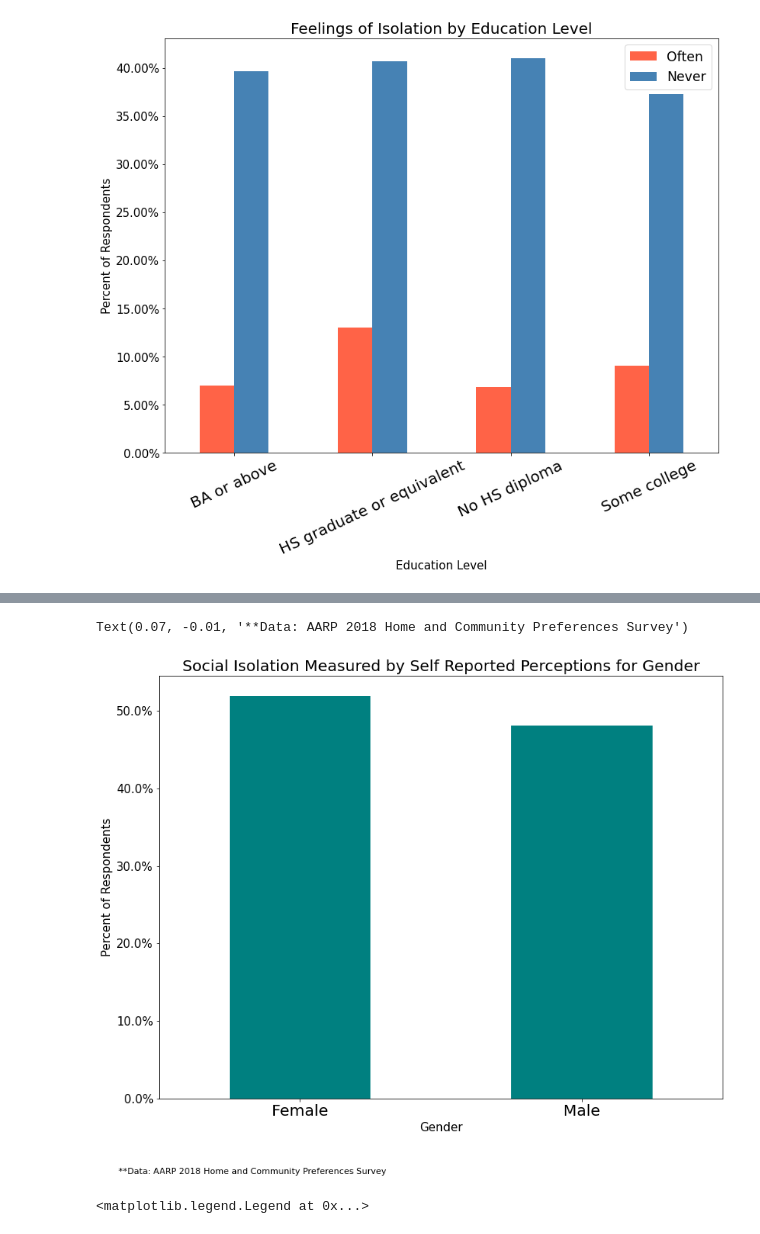
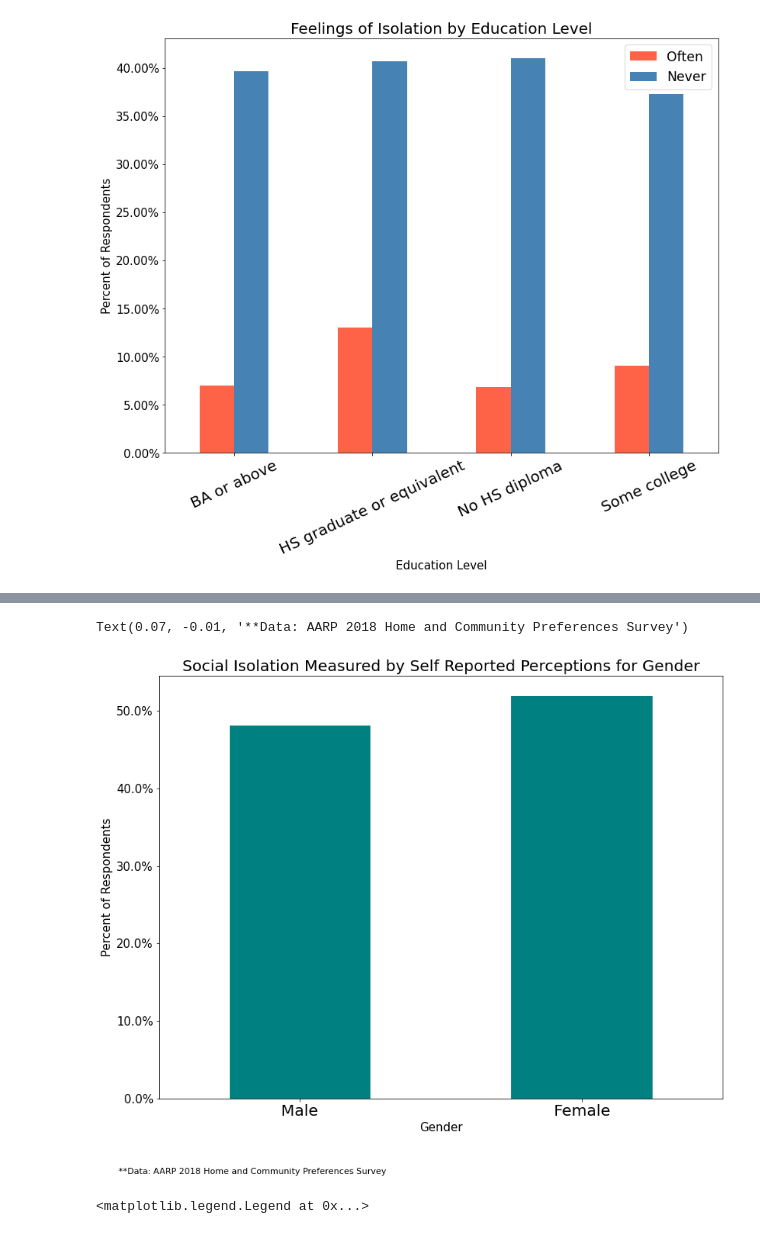
Before and after one commit to matthewasloan95/social-isolation-transportation, a Jupyter notebook: Cleaning-and-EDA.ipynb, the cells around one changed output, grey strips where cells are left out. Cells and saved outputs as stored; diff of their text form; code cells hidden in the pictures.

```diff
--- a/Cleaning-and-EDA.ipynb
+++ b/Cleaning-and-EDA.ipynb
@@ -815,18 +815,18 @@ Text(0.07, -0.01, '**Data: AARP 2018 Home and Community Preferences Survey')
 # %%
 plt.figure(figsize=(20,100))
-ax = df_2018[df_2018['is_si']==1]['GENDER'].value_counts(normalize=True).plot.bar(figsize=(13,10),rot=0,color=['teal'])
+ax = df_2018[df_2018['is_si']==1]['GENDER'].value_counts(normalize=True)[[1,0]].plot.bar(figsize=(13,10),rot=0,color=['teal'])
 
 plt.title('Social Isolation Measured by Self Reported Perceptions for Gender', fontsize=20)
 plt.ylabel('Percent of Respondents',fontsize=15)
 plt.xlabel('Gender',fontsize=15)
 ax.tick_params(axis='y',labelsize=15)
 ax.tick_params(axis='x', labelsize=20,rotation=0)
 ax.set_yticklabels(['{:,.1%}'.format(x) for x in ax.get_yticks()])
 plt.figtext(0.07, -0.01,'**Data: AARP 2018 Home and Community Preferences Survey',fontsize=11)
 #plt.setp(ax.xaxis.get_majorticklabels(), ha="right" )
 # %% [output]
 Text(0.07, -0.01, '**Data: AARP 2018 Home and Community Preferences Survey')
-[figure, old version]
+[figure, new version]
 # %%
 plt.figure(figsize=(20,100))
 ax = pd.crosstab(df_2018['GENDER'],df_2018['D9C'],normalize='index')[['Often','Never']].plot.bar(figsize=(13,10),rot=0,color=['tomato','steelblue'])
```
Also changed, not shown: parts of 3 cells of this notebook, 2 other files.
